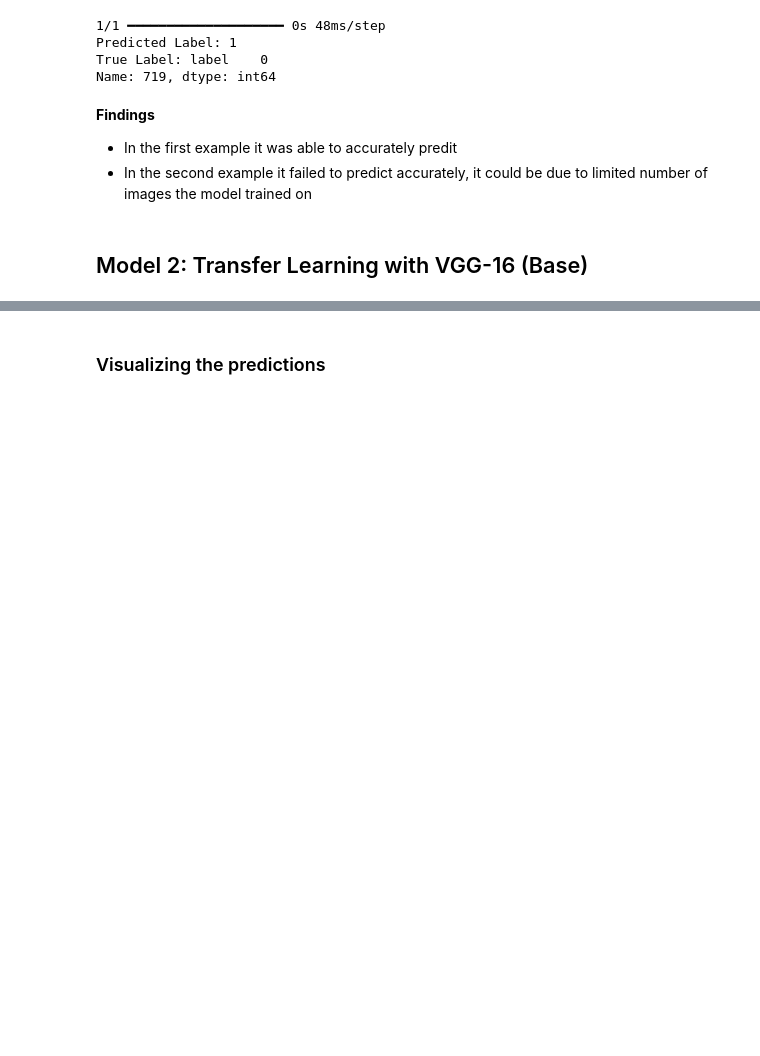
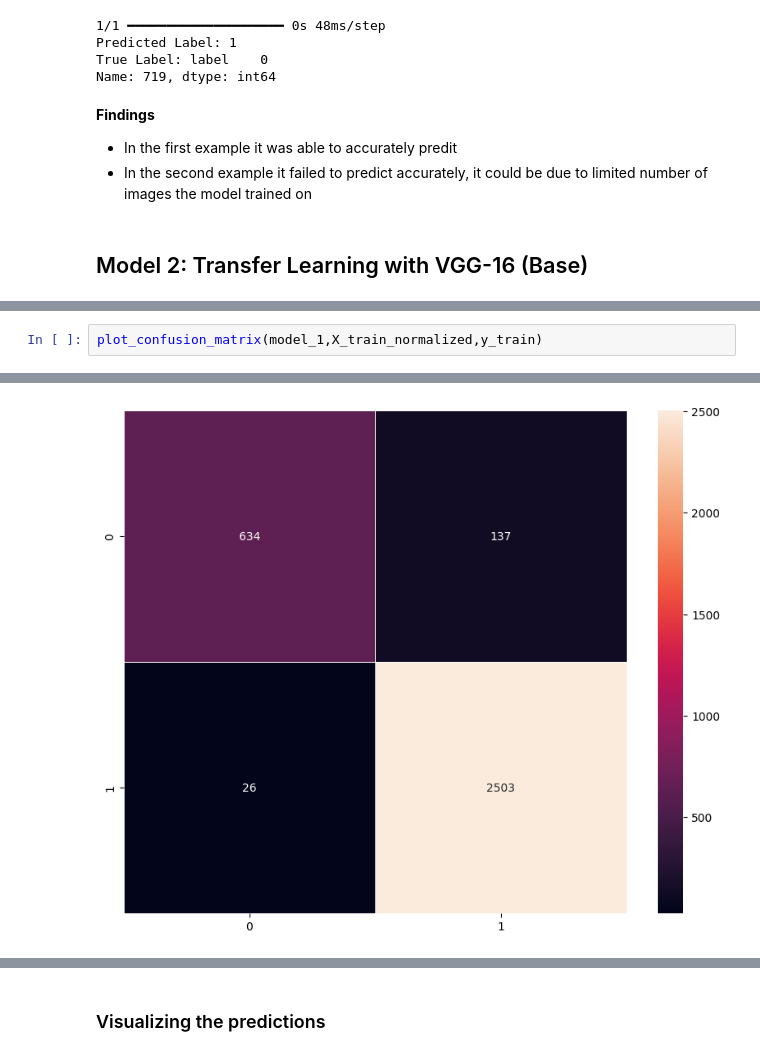
Before and after one commit to uday-d4/UTAI_HelmNet, a Jupyter notebook: HelmNet_Full_Code.ipynb, the cells around one changed output, grey strips where cells are left out. Cells and saved outputs as stored; diff of their text form; blank space fills up the shorter version.

```diff
--- a/HelmNet_Full_Code.ipynb
+++ b/HelmNet_Full_Code.ipynb
@@ -444,0 +563,3 @@ Name: 719, dtype: int64
+# %%
+plot_confusion_matrix(model_1,X_train_normalized,y_train)
+# %% [output]
@@ -444,0 +567 @@ Name: 719, dtype: int64
+[figure, added]
```
Also changed, not shown: parts of 41 cells of this notebook.
